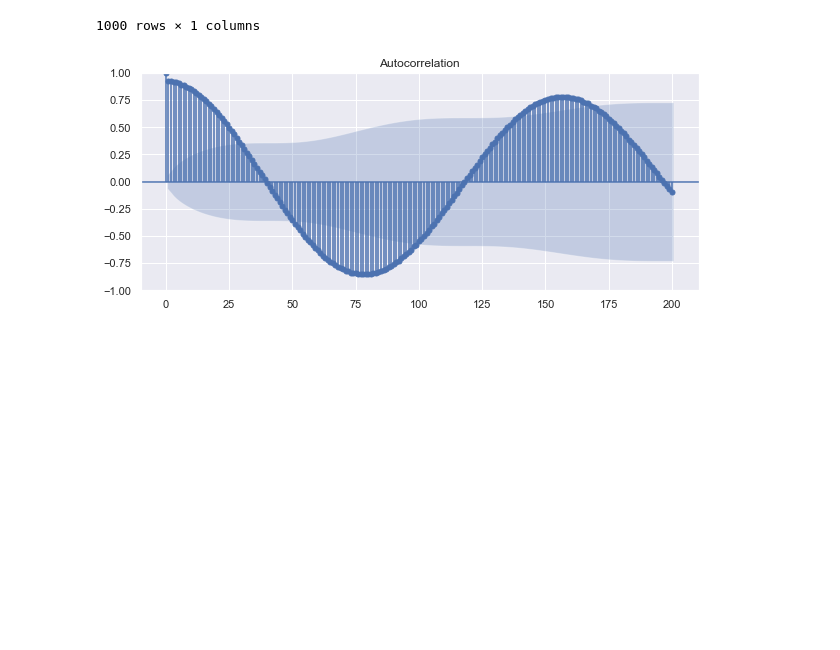
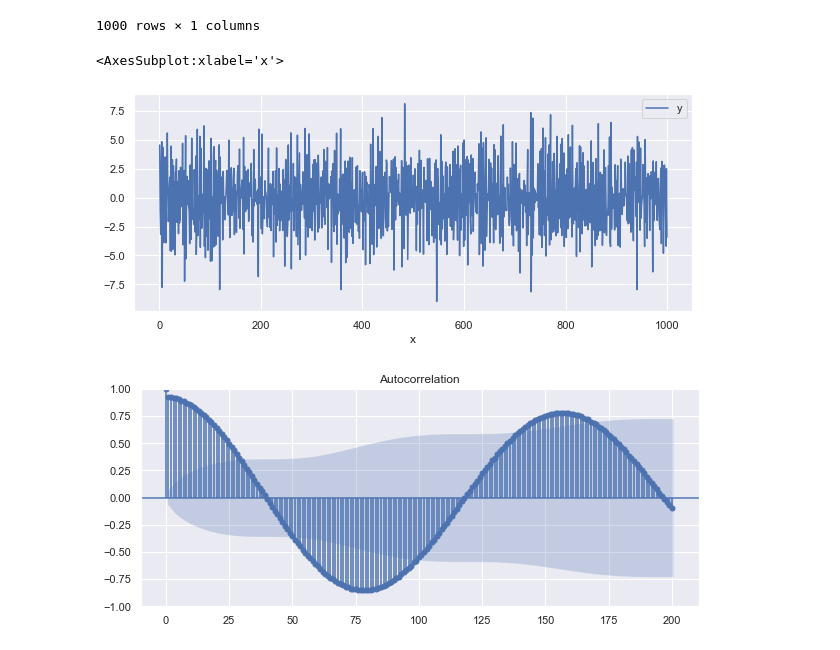
Before and after one commit to tharshikan/QuantitativeTrading, a Jupyter notebook: models/Autoregression/AutocorrelationSinLarge.ipynb, the cells around one changed output. Saved outputs shown, nothing was run; the diff lists cells and outputs as text; code cells hidden in the pictures; blank space fills up the shorter version.

```diff
--- a/models/Autoregression/AutocorrelationSinLarge.ipynb
+++ b/models/Autoregression/AutocorrelationSinLarge.ipynb
@@ -61,6 +61,12 @@ df
 | 998 | 108.652658 |
 | 999 | 105.228271 |
 1000 rows × 1 columns
+# %%
+diff = df.diff(1)[1:]
+diff.plot()
+# %% [output]
+<AxesSubplot:xlabel='x'>
+[figure, added]
 # %%
 _=plot_acf(df['y'],lags=lag)
 # %% [output]
```
Also changed, not shown: parts of 5 cells of this notebook, 17 other files.
